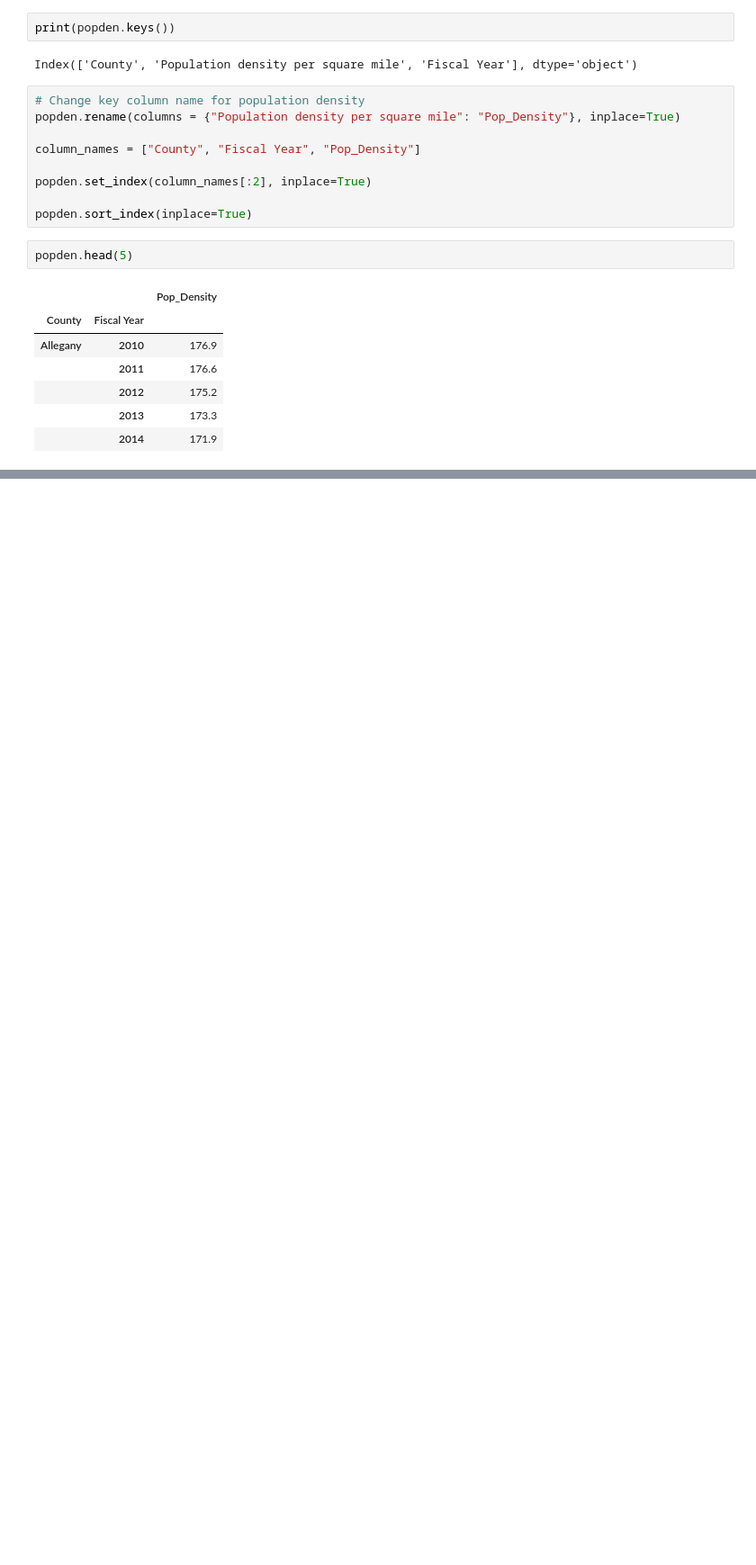
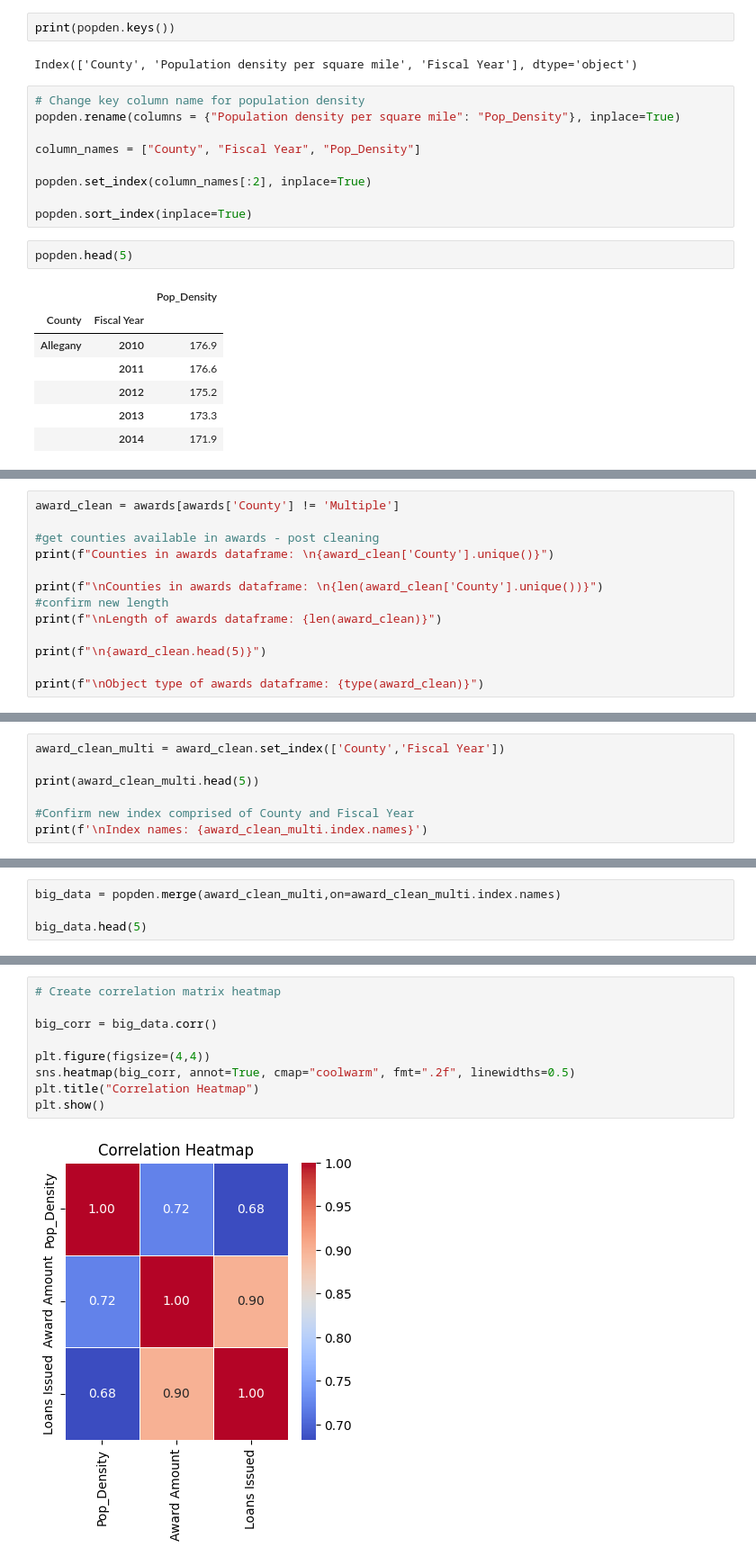
Before and after one commit to TheoExe/Maryland-Housing-Review, a Jupyter notebook: md-popden-to-awards.ipynb, the cells around one changed output, grey strips where cells are left out. Shown at 90% size. Drawn from its saved outputs; the diff is of its cells as text; blank space fills up the shorter version.

```diff
--- a/md-popden-to-awards.ipynb
+++ b/md-popden-to-awards.ipynb
@@ -490,0 +166,13 @@ popden.loc[idx['Calvert'], :]
+# %%
+award_clean = awards[awards['County'] != 'Multiple']
+
+#get counties available in awards - post cleaning
+print(f"Counties in awards dataframe: \n{award_clean['County'].unique()}")
+
+print(f"\nCounties in awards dataframe: \n{len(award_clean['County'].unique())}")
+#confirm new length
+print(f"\nLength of awards dataframe: {len(award_clean)}")
+
+print(f"\n{award_clean.head(5)}")
+
+print(f"\nObject type of awards dataframe: {type(award_clean)}")
@@ -490,0 +199,7 @@ popden.loc[idx['Calvert'], :]
+# %%
+award_clean_multi = award_clean.set_index(['County','Fiscal Year'])
+
+print(award_clean_multi.head(5))
+
+#Confirm new index comprised of County and Fiscal Year
+print(f'\nIndex names: {award_clean_multi.index.names}')
@@ -490,0 +218,4 @@ popden.loc[idx['Calvert'], :]
+# %%
+big_data = popden.merge(award_clean_multi,on=award_clean_multi.index.names)
+
+big_data.head(5)
@@ -490,0 +232,11 @@ popden.loc[idx['Calvert'], :]
+# %%
+# Create correlation matrix heatmap
+
+big_corr = big_data.corr()
+
+plt.figure(figsize=(4,4))
+sns.heatmap(big_corr, annot=True, cmap="coolwarm", fmt=".2f", linewidths=0.5)
+plt.title("Correlation Heatmap")
+plt.show()
+# %% [output]
+[figure, added]
```
Also changed, not shown: parts of 34 cells of this notebook, 11 other files.
